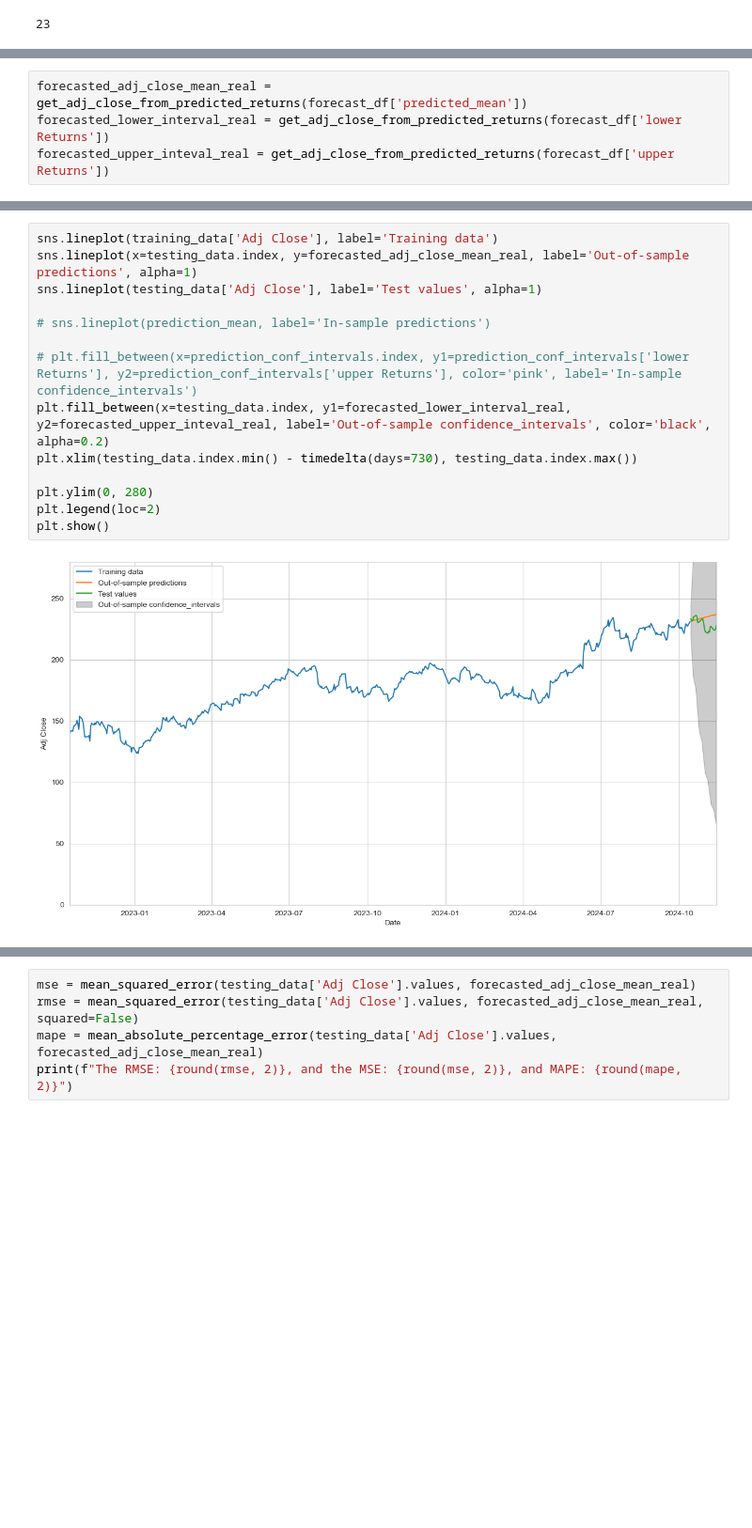
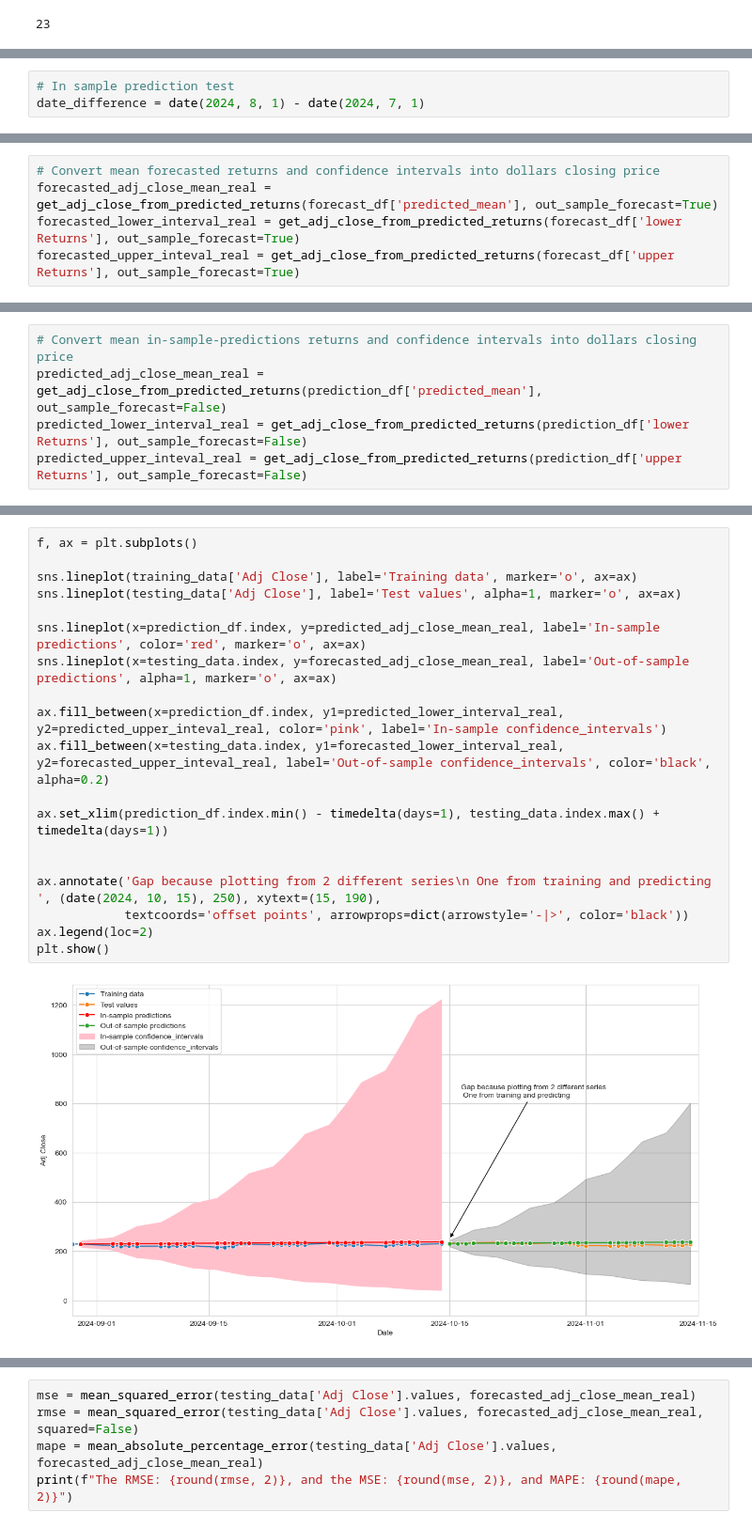
Before and after one commit to Lyndon-Fernandes/CS3AM_new, a Jupyter notebook: notebooks/01_arima_edit.ipynb, the cells around one changed output, grey strips where cells are left out. Shown at 94% size. Drawn from its saved outputs; the diff is of its cells as text; blank space fills up the shorter version.

```diff
--- a/notebooks/01_arima_edit.ipynb
+++ b/notebooks/01_arima_edit.ipynb
@@ -524 +539,4 @@ date_difference = date(2024, 6, 14) - date(2024, 5, 6)
+# %%
+# In sample prediction test
+date_difference = date(2024, 8, 1) - date(2024, 7, 1)
 # %%
@@ -573,4 +586,5 @@ def get_adj_close_from_predicted_returns(data: pd.Series):
 # %%
-forecasted_adj_close_mean_real = get_adj_close_from_predicted_returns(forecast_df['predicted_mean'])
-forecasted_lower_interval_real = get_adj_close_from_predicted_returns(forecast_df['lower Returns'])
-forecasted_upper_inteval_real = get_adj_close_from_predicted_returns(forecast_df['upper Returns'])
+# Convert mean forecasted returns and confidence intervals into dollars closing price
+forecasted_adj_close_mean_real = get_adj_close_from_predicted_returns(forecast_df['predicted_mean'], out_sample_forecast=True)
+forecasted_lower_interval_real = get_adj_close_from_predicted_returns(forecast_df['lower Returns'], out_sample_forecast=True)
+forecasted_upper_inteval_real = get_adj_close_from_predicted_returns(forecast_df['upper Returns'], out_sample_forecast=True)
@@ -583,3 +591,8 @@ forecast_df.index[0]
+# %%
+# Convert mean in-sample-predictions returns and confidence intervals into dollars closing price
+predicted_adj_close_mean_real = get_adj_close_from_predicted_returns(prediction_df['predicted_mean'], out_sample_forecast=False)
+predicted_lower_interval_real = get_adj_close_from_predicted_returns(prediction_df['lower Returns'], out_sample_forecast=False)
+predicted_upper_inteval_real = get_adj_close_from_predicted_returns(prediction_df['upper Returns'], out_sample_forecast=False)
 # %%
 sns.lineplot(training_data['Adj Close'], label='Training data')
 sns.lineplot(x=testing_data.index, y=forecasted_adj_close_mean_real, label='Out-of-sample predictions', alpha=1)
@@ -594,18 +608,23 @@ plt.show()
 # %% [output]
 [figure]
 # %%
-sns.lineplot(training_data['Adj Close'], label='Training data')
-sns.lineplot(x=testing_data.index, y=forecasted_adj_close_mean_real, label='Out-of-sample predictions', alpha=1)
-sns.lineplot(testing_data['Adj Close'], label='Test values', alpha=1)
+f, ax = plt.subplots()
 
-# sns.lineplot(prediction_mean, label='In-sample predictions')
+sns.lineplot(training_data['Adj Close'], label='Training data', marker='o', ax=ax)
+sns.lineplot(testing_data['Adj Close'], label='Test values', alpha=1, marker='o', ax=ax)
 
-# plt.fill_between(x=prediction_conf_intervals.index, y1=prediction_conf_intervals['lower Returns'], y2=prediction_conf_intervals['upper Returns'], color='pink', label='In-sample confidence_intervals')
-plt.fill_between(x=testing_data.index, y1=forecasted_lower_interval_real, y2=forecasted_upper_inteval_real, label='Out-of-sample confidence_intervals', color='black', alpha=0.2)
-plt.xlim(testing_data.index.min() - timedelta(days=730), testing_data.index.max())
+sns.lineplot(x=prediction_df.index, y=predicted_adj_close_mean_real, label='In-sample predictions', color='red', marker='o', ax=ax)
+sns.lineplot(x=testing_data.index, y=forecasted_adj_close_mean_real, label='Out-of-sample predictions', alpha=1, marker='o', ax=ax)
 
-plt.ylim(0, 280)
-plt.legend(loc=2)
+ax.fill_between(x=prediction_df.index, y1=predicted_lower_interval_real, y2=predicted_upper_inteval_real, color='pink', label='In-sample confidence_intervals')
+ax.fill_between(x=testing_data.index, y1=forecasted_lower_interval_real, y2=forecasted_upper_inteval_real, label='Out-of-sample confidence_intervals', color='black', alpha=0.2)
+
+ax.set_xlim(prediction_df.index.min() - timedelta(days=1), testing_data.index.max() + timedelta(days=1))
+
+
+ax.annotate('Gap because plotting from 2 different series\n One from training and predicting ', (date(2024, 10, 15), 250), xytext=(15, 190),
+            textcoords='offset points', arrowprops=dict(arrowstyle='-|>', color='black'))
+ax.legend(loc=2)
 plt.show()
 # %% [output]
-[figure, old version]
+[figure, new version]
```
Also changed, not shown: parts of 35 cells of this notebook, 16 other files.
